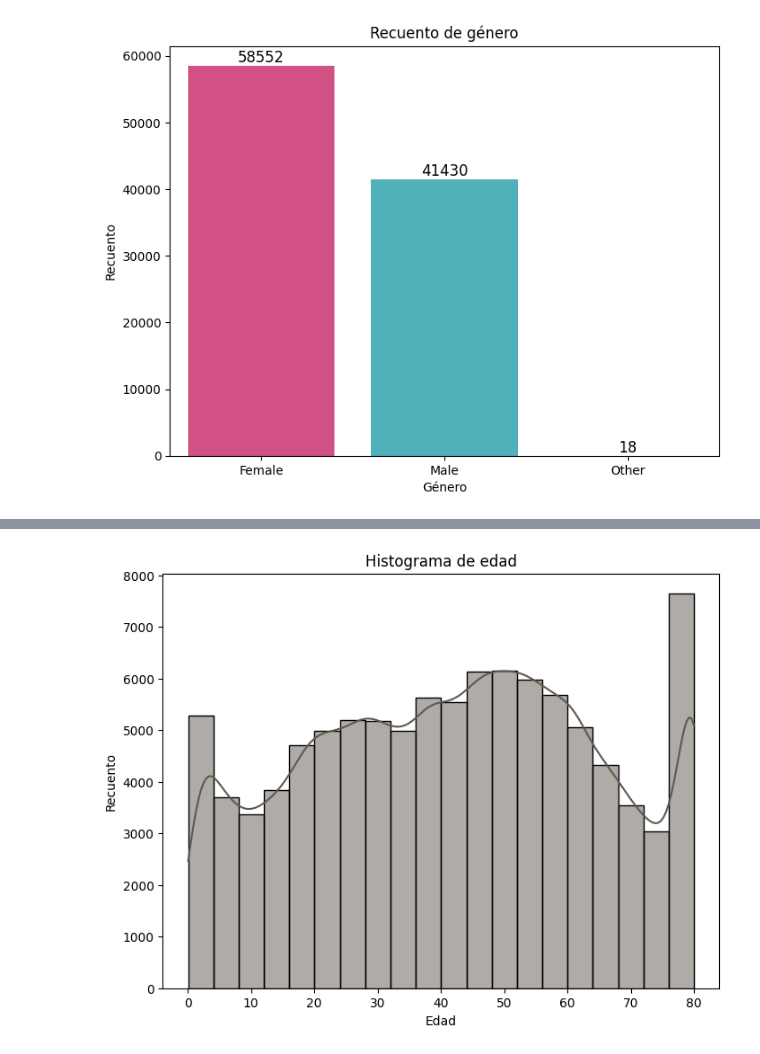
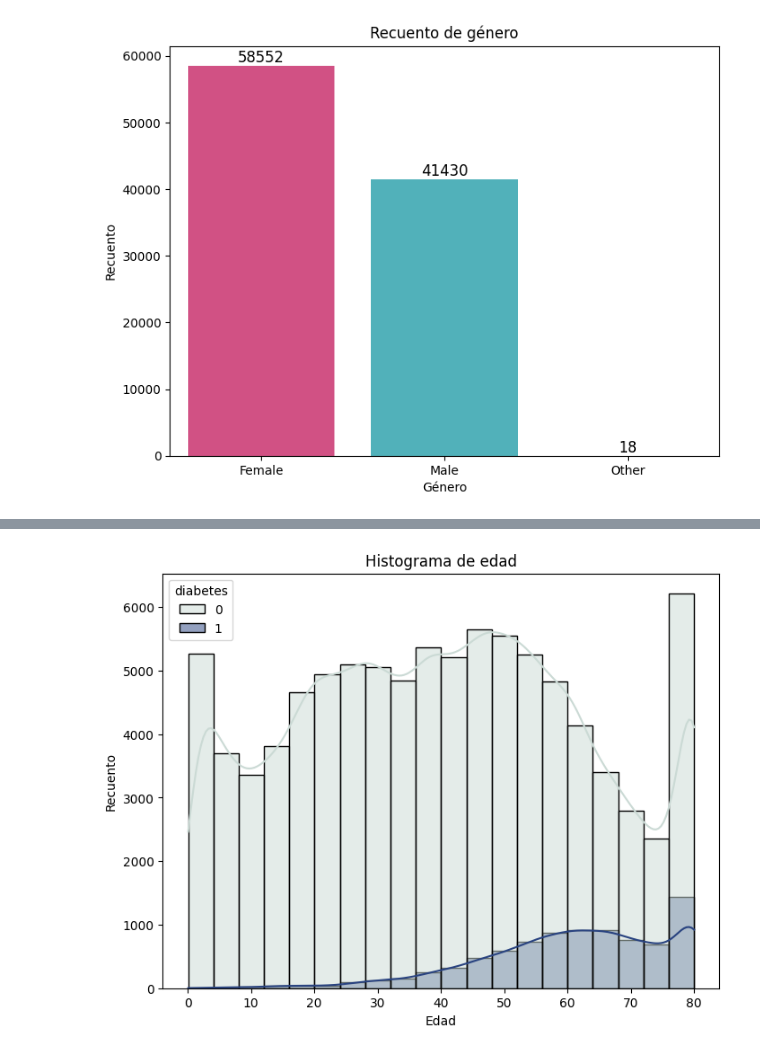
Before and after one commit to ferpipohaidas/diabetes_prediction, a Jupyter notebook: notebooks/exploracion_datos.ipynb, the cells around one changed output, grey strips where cells are left out. Saved outputs shown, nothing was run; the diff lists cells and outputs as text; code cells hidden in the pictures.

Commit message:
Visualizacion de variables

```diff
--- a/notebooks/exploracion_datos.ipynb
+++ b/notebooks/exploracion_datos.ipynb
@@ -74,11 +84,11 @@ plt.show()
 # %%
 # Histograma de la variable age
 fig, ax = plt.subplots(figsize=(8, 6), dpi=100)
-ax = sns.histplot(x='age', data=df, bins=20, kde=True, color='#605951')
+ax = sns.histplot(x='age', data=df, bins=20, kde=True, palette=['#cbdad5', '#294380'], hue='diabetes')
 plt.title('Histograma de edad')
 plt.xlabel('Edad')
 plt.ylabel('Recuento')
 
 plt.show()
 # %% [output]
-[figure, old version]
+[figure, new version]
```
Also changed, not shown: parts of 6 cells of this notebook.
